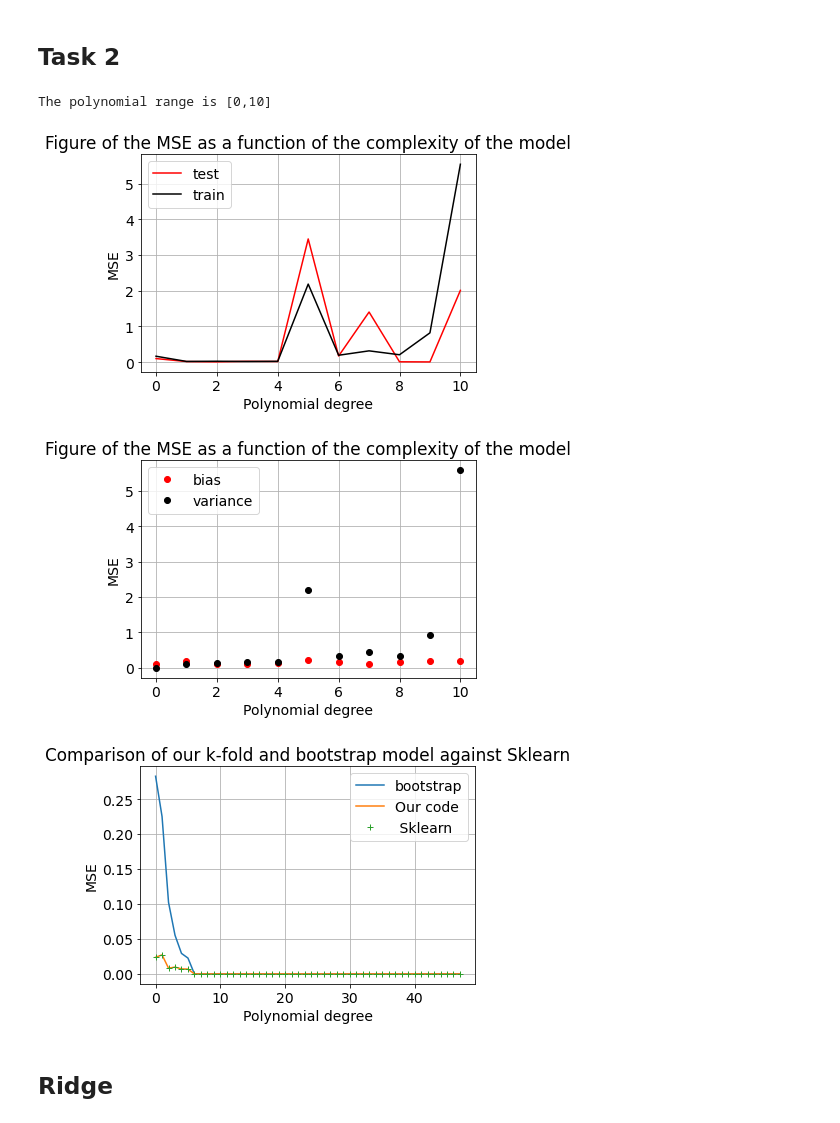
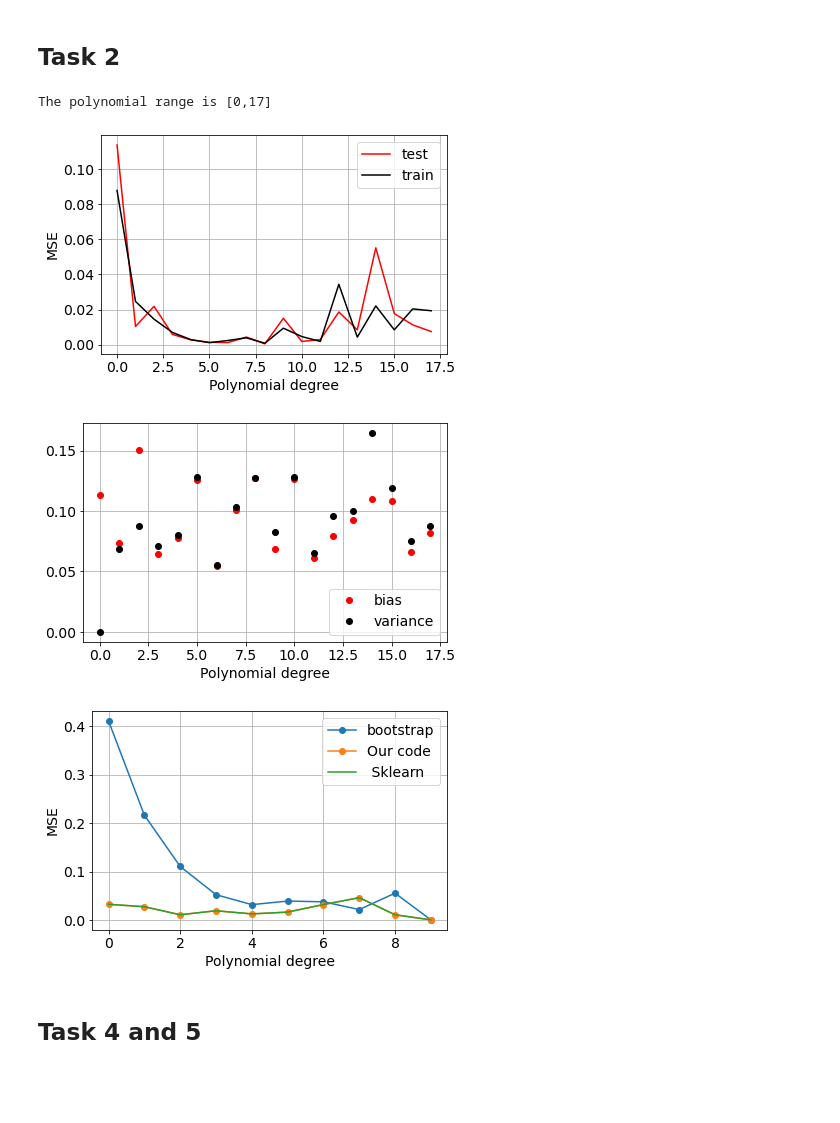
Before and after one commit to MortenTryti/MachineLearning, a Jupyter notebook: Project 1/Project1.ipynb, the cells around one changed output. Saved outputs shown, nothing was run; the diff lists cells and outputs as text; code cells hidden in the pictures; blank space fills up the shorter version.

```diff
--- a/Project 1/Project1.ipynb
+++ b/Project 1/Project1.ipynb
@@ -444,30 +507,30 @@ MSE = |0.005507061738762311|, R2 = |0.9943128757029416|
 # %% [markdown]
 ## Task 2
 # %%
-npoints = 50
+npoints = 17
 
 
 # Make data.
 x = np.sort(np.random.uniform(0, 1, npoints))
 y = np.sort(np.random.uniform(0, 1, npoints))
 
 
-#x, y = np.meshgrid(x,y)
+x, y = np.meshgrid(x,y)
 
 
 z = FrankeFunction(x, y)
-z = z #+ 0.1 * np.random.randn(npoints)
+z = z + 0.01 * np.random.randn(npoints)
 
 
-n = 10
+n = 17
 
 plotMSEcomplexity(x,y,z,n)
 # %% [output]
-The polynomial range is [0,10]
+The polynomial range is [0,17]
-[figure, old version]
+[figure, new version]
-[figure, old version]
+[figure, new version]
 # %%
-#K_fold
+#This code section compares our K_fold and bootstrap against SKlearn
 
 scaler = StandardScaler()
 
@@ -484,22 +547,23 @@ xm, ym = np.meshgrid(x,y)
 
 
 z = FrankeFunction(xm, ym).reshape(-1,1)
-z = z #+ 0.1 * np.random.randn(npoints)
+
+z = z + 0.01 * np.random.randn(npoints**2).reshape(-1,1)
 
 
 
 
 
 # Setting the polynomial degree
-n = 7
+n = 10
 # Setting the k value for the folding
 k = 10
 
 
 # Creating arrays to store the MSE
-estimated_mse_sklearn = np.zeros(n*n-1)
-M_list = np.zeros(n*n-1)
-boot_list = np.zeros(n*n-1)
+estimated_mse_sklearn = np.zeros(n)
+M_list = np.zeros(n)
+boot_list = np.zeros(n)
 kfoldc = KFold(n_splits = k)
 
 for j in range(1,n):
@@ -517,7 +581,7 @@ for j in range(1,n):
     z_test_scaled = scaler.fit_transform(z_test)
 
 
-    test,train,bias,variance = BootstrapOLS(X_train_scaled,X_test_scaled,z_train_scaled,z_test_scaled,30)
+    test,train,bias,variance = BootstrapOLS(X_train_scaled,X_test_scaled,z_train_scaled,z_test_scaled,200)
     boot_list[j-1] = test
 
 
@@ -530,24 +594,19 @@ for j in range(1,n):
 
 
 
-plt.plot(boot_list,label ="bootstrap")
-plt.plot(M_list, label = "Our code")
-plt.plot(estimated_mse_sklearn,"+", label = " Sklearn ")
+plt.plot(boot_list,"-o",label ="bootstrap")
+plt.plot(M_list,"-o", label = "Our code")
+plt.plot(estimated_mse_sklearn,"-", label = " Sklearn ")
 plt.xlabel("Polynomial degree")
 plt.ylabel("MSE")
 plt.legend()
 plt.grid()
-plt.title("Comparison of our k-fold and bootstrap model against Sklearn")
+#plt.title("Comparison of our k-fold and bootstrap model against Sklearn")
+plt.tight_layout()
+plt.savefig("Kfoldbootstpcomp.pdf")
 plt.show()
-
-
-
-
-
-
-## Plot and compare the slightly different ways to perform cross-validation
 # %% [output]
-[figure, old version]
+[figure, new version]
 # %% [markdown]
-## Ridge
+## Task 4 and 5
 # %%
```
Also changed, not shown: parts of 10 cells of this notebook, 1 other file.
